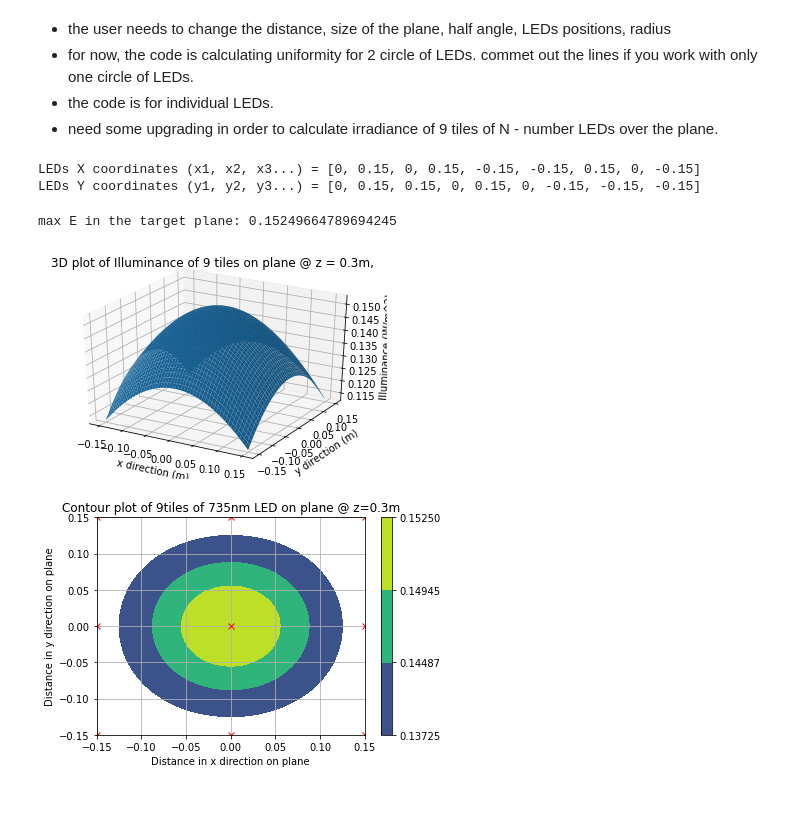
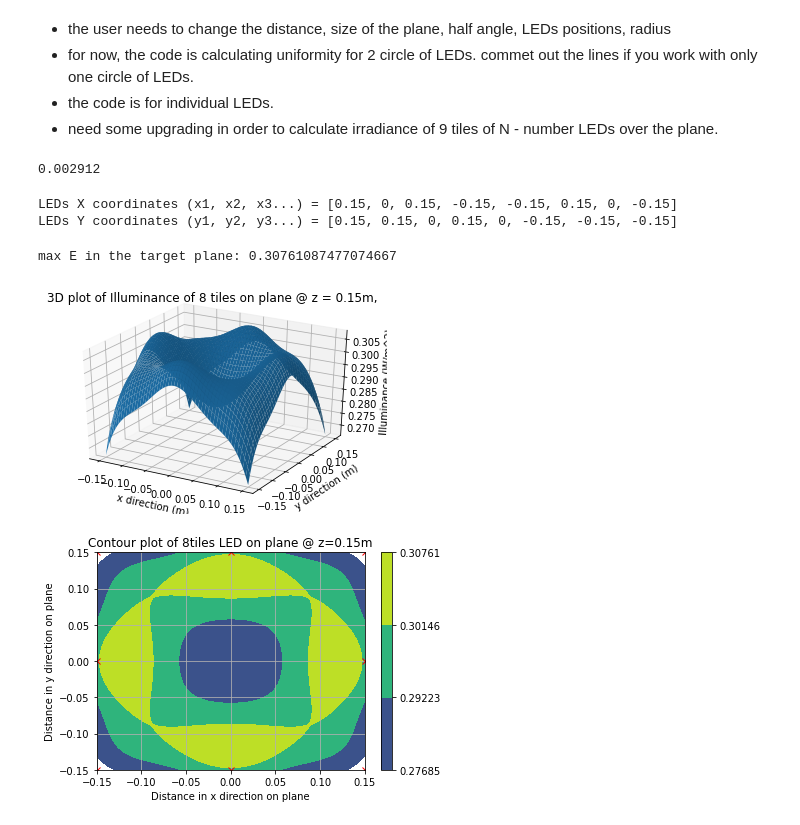
Before and after one commit to nicol2020/UV-SINTEC, a Jupyter notebook: 310lamp_square.ipynb, the cells around one changed output. Cells and saved outputs as stored; diff of their text form; code cells hidden in the pictures.

```diff
--- a/310lamp_square.ipynb
+++ b/310lamp_square.ipynb
@@ -28,12 +28,15 @@ from mpl_toolkits import mplot3d
 #Ben's code
 #Only use code in this cell if given the power density at a given height and need to find the initial intensity I [cd]
 
-I_zero =  0.101 #Power Density in w/m^2 at a given height h from the LED
-h = 0.15 #height from the LED to the plane given for Power density
+I_zero = 1.82 #Power Density in w/m^2 at a given height h from the LED
+h = 0.04 #height from the LED to the plane given for Power density
 I = I_zero*(h**2) #Intensity value in cd
+print(I)
+# %% [output]
+0.002912
 # %%
 #Ben's code
-z = 0.30 #Distance from LED plane to target plane in metres
+z = 0.15 #Distance from LED plane to target plane in metres
 
 
 #Comment out the next 3 lines and uncomment the line after that in order to use a given I value in cd
@@ -73,7 +76,7 @@ Enew = 0 #Set storage variable to zero initially to 0 initially
 xlist = [0]
 ylist = [0]
 
-LED_n = 9 # number of tiles
+LED_n = 8 # number of tiles
 
 
 # LEDs coordinates centered at (0,0)
@@ -154,15 +157,15 @@ ylist.extend(ylist_88)
 
 
 # deleting the (0,0) LED from list, commet this two lines if you work with LED positioned at (0, 0)
-#del xlist[0]
-#del ylist[0]
+del xlist[0]
+del ylist[0]
 
 #printing the LEDs positions, just for checking is every positions calulated correctly
 print(f"LEDs X coordinates (x1, x2, x3...) = {xlist}")
 print(f"LEDs Y coordinates (y1, y2, y3...) = {ylist}")
 # %% [output]
-LEDs X coordinates (x1, x2, x3...) = [0, 0.15, 0, 0.15, -0.15, -0.15, 0.15, 0, -0.15]
-LEDs Y coordinates (y1, y2, y3...) = [0, 0.15, 0.15, 0, 0.15, 0, -0.15, -0.15, -0.15]
+LEDs X coordinates (x1, x2, x3...) = [0.15, 0, 0.15, -0.15, -0.15, 0.15, 0, -0.15]
+LEDs Y coordinates (y1, y2, y3...) = [0.15, 0.15, 0, 0.15, 0, -0.15, -0.15, -0.15]
 # %%
 #########################################
 #Ben's code for calculating the E over the plane
@@ -184,7 +187,7 @@ M = np.max(E) #Peak of the matrix E
 print(f"max E in the target plane: {M} ")
 #E = E/M #Creating relative illuminance with respect to the peak of E
 # %% [output]
-max E in the target plane: 0.15249664789694245
+max E in the target plane: 0.30761087477074667
 # %%
 #Ben's code, changed only the set_title
 #Code to create a 3D plot of 2D position on the plane and total illuminance
@@ -201,31 +204,31 @@ ax.set_zlabel("Illuminance (W/m^2)")
 #plt.colorbar(Mappable)
 plt.show()
 # %% [output]
-[figure, old version]
+[figure, new version]
 # %%
 #Ben's code
 
 fig,ax = plt.subplots(1,1)
 #V = [0.5, 0.6, 0.7, 0.8, 0.9, 0.95, 1] #Line for putting specific contour lines in the plot
 #V = [0.9, 0.93, 0.95, 0.98, 1]
 V = [0.90*M,0.95*M, 0.98*M, M] #Array for making specific contour lines for illuminance in W/m^2
 cp = ax.contourf(x,y,E, V)
 #Code below for plotting each LED's position
 """
 for j in ylist:
     ledy = -(n-j)*d/2 +py/2
     for i in xlist:
         ledx = -(n-i)*d/2 +px/2
         plt.plot(ledx,ledy,'rx')
 """
 for ledx, ledy in zip(xlist,ylist):
   plt.plot(ledx,ledy,'rx')
 
 
 fig.colorbar(cp)
-plt.title(f"Contour plot of {LED_n}tiles of 735nm LED on plane @ z={z}m")
+plt.title(f"Contour plot of {LED_n}tiles LED on plane @ z={z}m")
 plt.xlabel("Distance in x direction on plane")
 plt.ylabel("Distance in y direction on plane")
 plt.grid()
 # %% [output]
-[figure, old version]
+[figure, new version]
```
Also changed, not shown: parts of 1 cell of this notebook.
